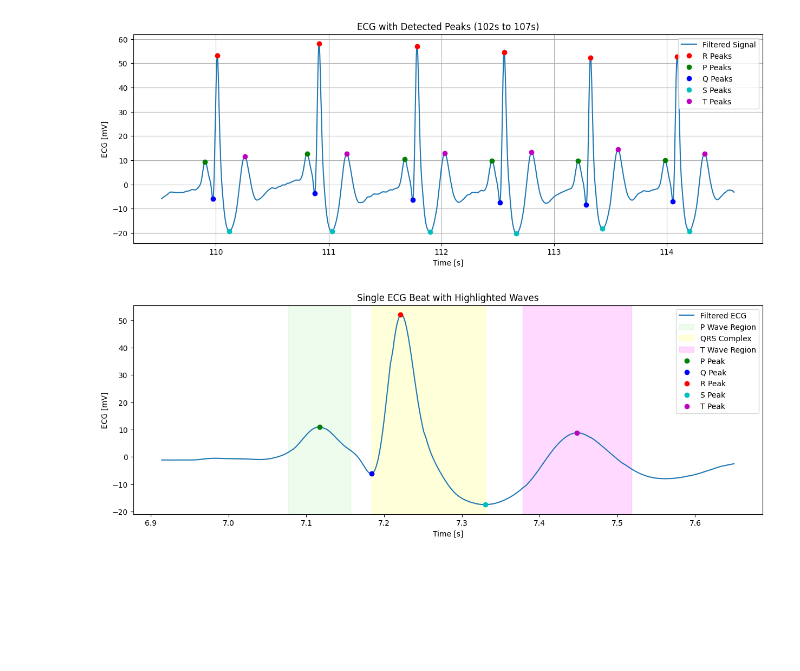
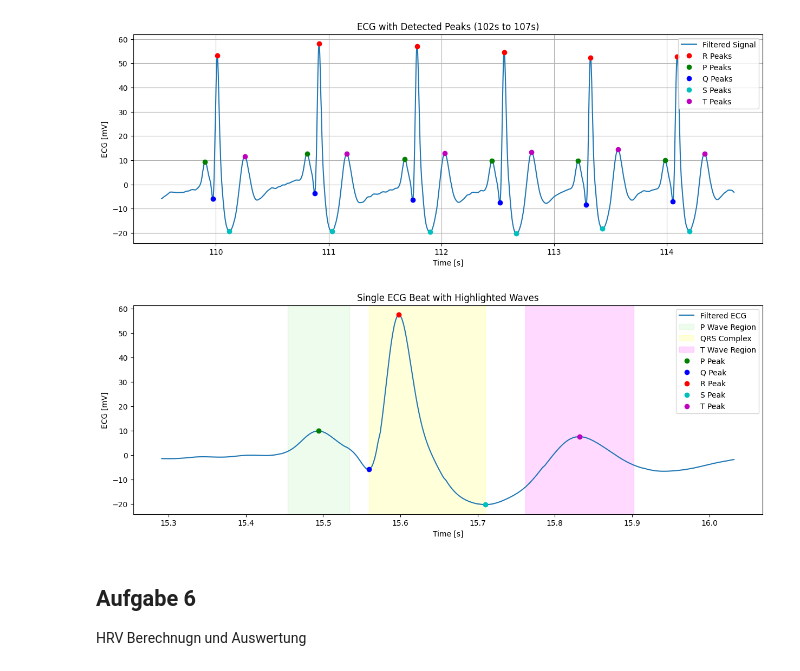
Before and after one commit to tomperg/Biosignalverarbeitung_Selbsthilfegruppe, a Jupyter notebook: Assignment2_Abgabe.ipynb, the cells around one changed output. Drawn from its saved outputs; the diff is of its cells as text; code cells hidden in the pictures; blank space fills up the shorter version.

```diff
--- a/Assignment2_Abgabe.ipynb
+++ b/Assignment2_Abgabe.ipynb
@@ -18,7 +18,7 @@ from Lab2Functions import decg_peaks, d_ecg_peaks, Rwave_peaks
 dataBTOM = pd.read_csv('data/BelastungEKGTOM.csv', sep='\t')
 dataRTOM = pd.read_csv('data/RuheEKGTOM.csv', sep='\t')
 dataRGEORG = pd.read_csv('data/RuheEKGGEORG.csv', sep='\t')
-dataALEX = pd.read_csv('data/RuheEKGALEX.csv', sep='\t')
+dataRALEX = pd.read_csv('data/RuheEKGALEX.csv', sep='\t')
 dataRAMELIE = pd.read_csv('data/RuheEKGAMELIE.csv', sep='\t')
 
 #Spalten benennen:
@@ -26,10 +26,10 @@ dataBTOM.columns = ['EKG', 'Time']
 dataRTOM.columns = ['EKG', 'Time']
 dataRGEORG.columns = ['EKG', 'Time']
 dataRAMELIE.columns = ['EKG', 'Time']
-dataALEX.columns = ['EKG', 'Time']
+dataRALEX.columns = ['EKG', 'Time']
 
 # Filtern der Daten
-Wn = 0.10
+Wn = 0.1
 b, a = sc.butter(4, Wn, 'low', analog=False)
 
 #Ruhe EKG TOM:
@@ -42,7 +42,7 @@ fdataRGEORG = filtfilt(b, a, dataRGEORG['EKG'])
 fdataRAMELIE = filtfilt(b, a, dataRAMELIE['EKG'])
 
 #Ruhe EKG ALEX:
-fdataALEX = filtfilt(b, a, dataALEX['EKG'])
+fdataRALEX = filtfilt(b, a, dataRALEX['EKG'])
 # %% [markdown]
 ## Aufgabe 3
 
@@ -254,8 +254,7 @@ plt.show()
 # %% [output]
 [figure]
 # %%
-# Choose which beat to display
-beat_idx = 0  # for example, display the first detected beat
+beat_idx = 10  # for example, display the first detected beat
 
 # Extract peak indices for this beat
 # Note: Ensure that your p_peaks, q_peaks, s_peaks, t_peaks indices align with the R peaks
@@ -283,31 +282,35 @@ ecg_segment = filtered_signal[start_view:end_view]
 fig, ax = plt.subplots(figsize=(15,5))
 ax.plot(time_segment, ecg_segment, label='Filtered ECG')
 
 # Now highlight the areas of interest.
 # For the P wave, we only have a peak point. Let's highlight a small region around it, say ±40ms
 ax.axvspan((dataRTOM['Time'][p_loc]/1000 - 0.04), (dataRTOM['Time'][p_loc]/1000 + 0.04),
            color='lightgreen', alpha=0.15, label='P Wave Region')
 
 # Highlight the Q to S region (QRS complex)
 ax.axvspan(dataRTOM['Time'][q_loc]/1000, dataRTOM['Time'][s_loc]/1000,
            color='yellow', alpha=0.15, label='QRS Complex')
 
 # For the T wave, also highlight a small region around it, say ±70ms
 ax.axvspan((dataRTOM['Time'][t_loc]/1000 - 0.07), (dataRTOM['Time'][t_loc]/1000 + 0.07),
            color='magenta', alpha=0.15, label='T Wave Region')
 
 # Mark the individual peaks
 ax.plot(dataRTOM['Time'][p_loc]/1000, filtered_signal[p_loc], 'go', label='P Peak')
 ax.plot(dataRTOM['Time'][q_loc]/1000, filtered_signal[q_loc], 'bo', label='Q Peak')
 ax.plot(dataRTOM['Time'][r_loc]/1000, filtered_signal[r_loc], 'ro', label='R Peak')
 ax.plot(dataRTOM['Time'][s_loc]/1000, filtered_signal[s_loc], 'co', label='S Peak')
 ax.plot(dataRTOM['Time'][t_loc]/1000, filtered_signal[t_loc], 'mo', label='T Peak')
 
 ax.set_title('Single ECG Beat with Highlighted Waves')
 ax.set_xlabel('Time [s]')
 ax.set_ylabel('ECG [mV]')
 ax.grid(False)
 ax.legend()
 plt.show()
 # %% [output]
-[figure, old version]
+[figure, new version]
+# %% [markdown]
+## Aufgabe 6
+
+HRV Berechnugn und Auswertung
```
Also changed, not shown: parts of 8 cells of this notebook, 1 other file.
